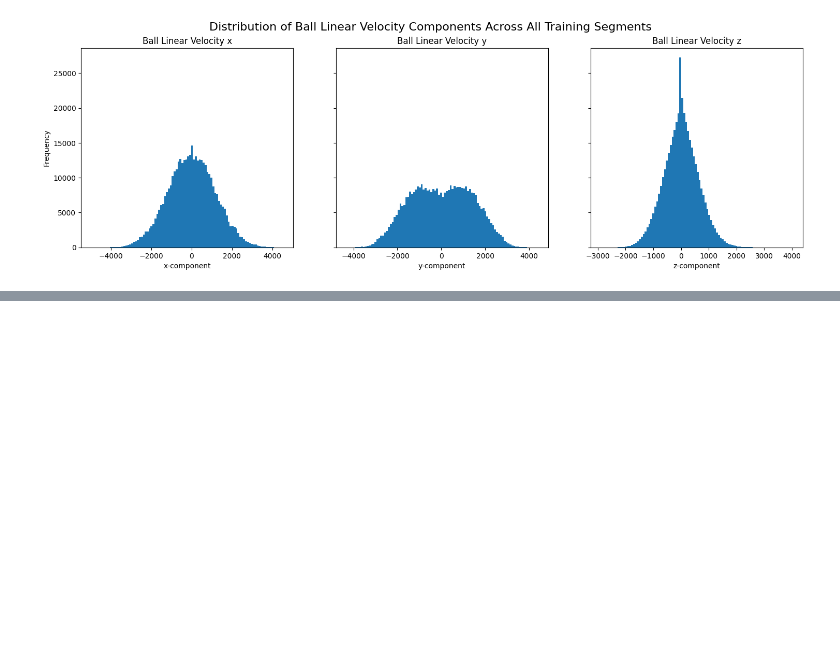
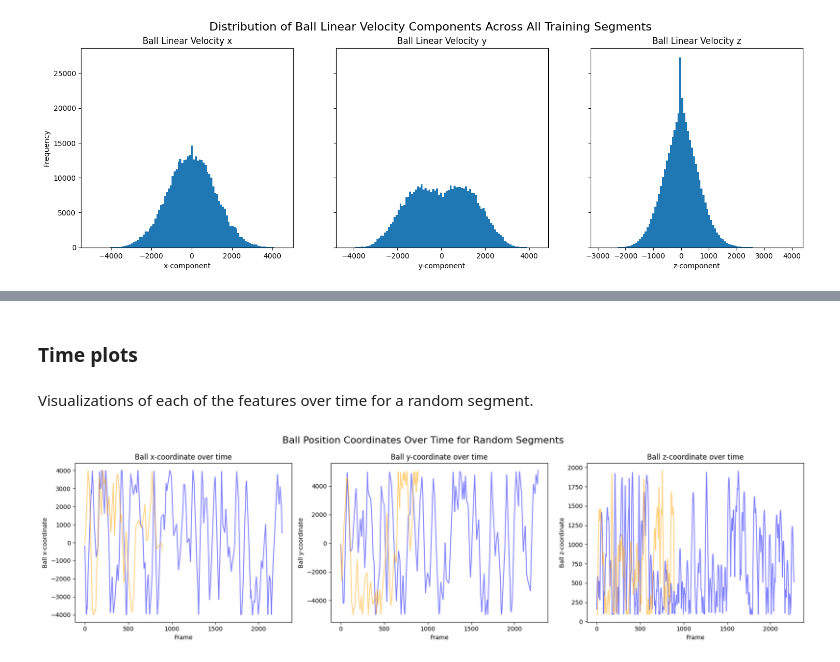
Before and after one commit to darmendariz/impulse, a Jupyter notebook: impulse/notebooks/eda/segments/01_initial.ipynb, the cells around one changed output, grey strips where cells are left out. Drawn from its saved outputs; the diff is of its cells as text; code cells hidden in the pictures; blank space fills up the shorter version.

```diff
--- a/impulse/notebooks/eda/segments/01_initial.ipynb
+++ b/impulse/notebooks/eda/segments/01_initial.ipynb
@@ -197,0 +214,31 @@ plt.show()
+# %% [markdown]
+### Time plots
+# %% [markdown]
+Visualizations of each of the features over time for a random segment.
+# %%
+# Ball position
+
+fig, (ax1, ax2, ax3) = plt.subplots(1, 3, figsize=(18, 5))
+
+colors = ['blue', 'orange']
+for i, seg in enumerate(random.choices(train_segments, k=2)):
+    ax1.plot(seg.frames[ball_cols_dict['position'][0]], alpha=0.5, color=colors[i])
+    ax2.plot(seg.frames[ball_cols_dict['position'][1]], alpha=0.5, color=colors[i])
+    ax3.plot(seg.frames[ball_cols_dict['position'][2]], alpha=0.5, color=colors[i])
+
+ax1.set_xlabel('Frame')
+ax1.set_ylabel('Ball x-coordinate')
+ax1.set_title('Ball x-coordinate over time')
+
+ax2.set_xlabel('Frame')
+ax2.set_ylabel('Ball y-coordinate')
+ax2.set_title('Ball y-coordinate over time')
+
+ax3.set_xlabel('Frame')
+ax3.set_ylabel('Ball z-coordinate')
+ax3.set_title('Ball z-coordinate over time')
+fig.suptitle('Ball Position Coordinates Over Time for Random Segments', fontsize=16)
+plt.tight_layout()
+plt.show()
+# %% [output]
+[figure, added]
```
Also changed, not shown: parts of 7 cells of this notebook.
